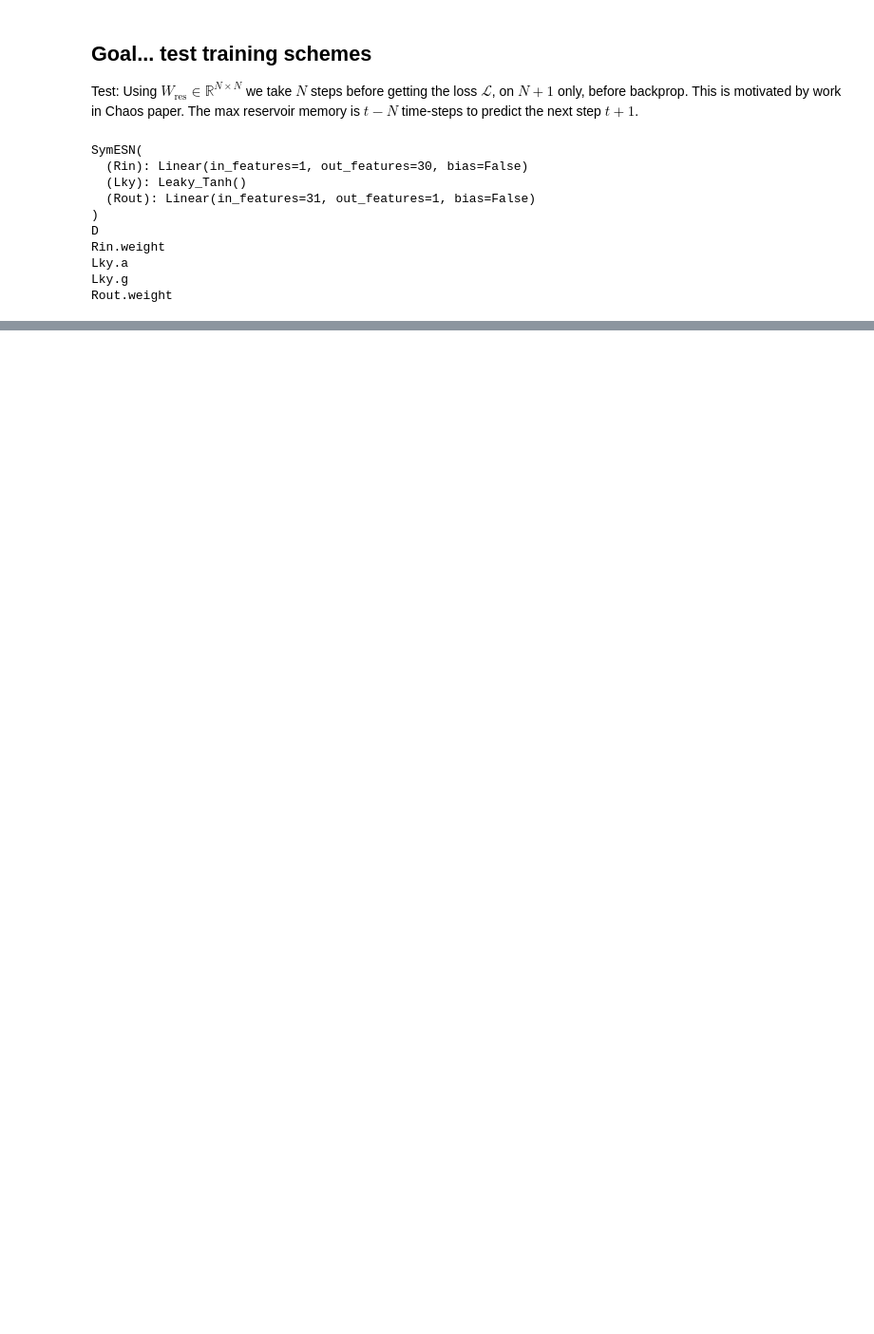
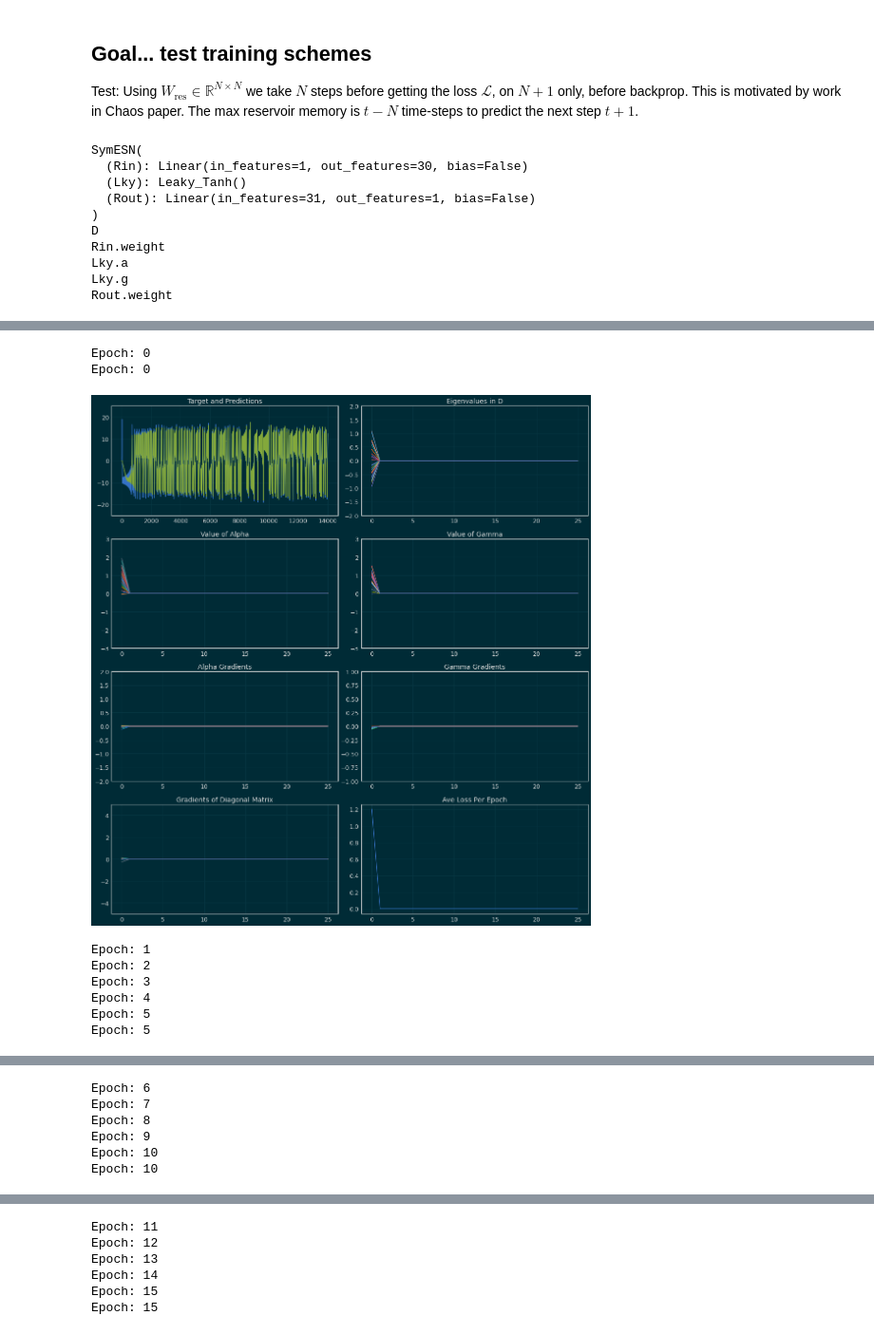
Before and after one commit to BrianWhiteaker/exESN, a Jupyter notebook: autodiff_GPU_test3.ipynb, the cells around one changed output, grey strips where cells are left out. Shown at 95% size. Saved outputs shown, nothing was run; the diff lists cells and outputs as text; code cells hidden in the pictures; blank space fills up the shorter version.

```diff
--- a/autodiff_GPU_test3.ipynb
+++ b/autodiff_GPU_test3.ipynb
@@ -142,18 +142,20 @@ signal = torch.tensor(states[:TRAIN,0]-muX, device=DEV).float()
 criterion = nn.MSELoss()
 optimizer = optim.Adam(esn.parameters(),lr=.001)
 # %%
-EPOCHS = 400
+EPOCHS = 26
 alphas = np.zeros((EPOCHS,N))
 gammas = np.zeros((EPOCHS,N))
 Agrad = np.zeros((EPOCHS,N))
 Ggrad = np.zeros((EPOCHS,N))
 SRgrad = np.zeros((EPOCHS,N))
 eigs = np.zeros((EPOCHS,N))
+epoch_loss = np.zeros(EPOCHS)
 torch.autograd.set_detect_anomaly(True)
 for ep in range(EPOCHS):
     print(f'Epoch: {ep}')
     preds = np.zeros(TRAIN)
     xt = esn.packState().cuda(DEV)
+    running_loss = 0.
     loss = 0.
     for i in range(TRAIN-N):
         y = signal[i+N].view(1,1)
@@ -164,6 +166,7 @@ for ep in range(EPOCHS):
             xt = xt1  # Feedback state
         loss = criterion(yhat,y)  # Backprop from last pred only
         preds[i+N] = yhat.detach().cpu().numpy()[0,0] # Preds should start at N going to TRAIN
+        running_loss += loss.item()
         loss.backward(retain_graph=False)
         Agrad[ep] = esn.Lky.a.grad[0,:].cpu().detach().numpy()
         Ggrad[ep] = esn.Lky.g.grad[0,:].cpu().detach().numpy()
@@ -173,58 +176,74 @@ for ep in range(EPOCHS):
     eigs[ep] = esn.D.data[:].cpu().detach().numpy()   # Value of D
     alphas[ep] = esn.Lky.a.data[:].cpu().detach().numpy()
     gammas[ep] = esn.Lky.g.data[:].cpu().detach().numpy()
-
-    if(ep%10==0):
+    epoch_loss[ep] = running_loss/(TRAIN-N)
+    if(ep%5==0):
         print(f'Epoch: {ep}')
         target = signal.detach().cpu().numpy()
-        plt.figure(figsize=(15,12))
-
-        ax1 = plt.subplot(321)
+        plt.figure(figsize=(15,16))
+        ax1 = plt.subplot(421)
         ax1.set_title('Target and Predictions')
         ax1.plot(target, label='tar')
         ax1.plot(preds, label='pred')
         ax1.set_ylim(-25,25)
-        ax1.legend(loc='upper right')
+        #ax1.legend(loc='upper right')
 
-        ax2 = plt.subplot(322)
+        ax2 = plt.subplot(422)
         ax2.set_title('Eigenvalues in D')
         for i in range(eigs.shape[1]):
             ax2.plot(eigs[:,i],label=f'eig{i}')
+        ax2.set_ylim(-2,2)
         #ax.legend(loc='upper right')
 
-        ax3 = plt.subplot(323)
+        ax3 = plt.subplot(423)
         ax3.set_title('Value of Alpha')
         for i in range(alphas.shape[1]):
             ax3.plot(alphas[:,i], label=f'alpha{i}')
+        ax3.set_ylim(-3,3)
         #ax3.legend(loc='upper right',ncol=2)
 
-        ax4 = plt.subplot(324)
+        ax4 = plt.subplot(424)
+        ax4.set_title('Value of Gamma')
         for i in range(gammas.shape[1]):
             ax4.plot(gammas [:,i], label=f'gamma{i}')
+        ax4.set_ylim(-3,3)
         #ax4.legend(loc='upper right',ncol=2)
 
-        ax5 = plt.subplot(325)
+        ax5 = plt.subplot(425)
         ax5.set_title('Alpha Gradients')
         for i in range(Agrad.shape[1]):
             ax5.plot(Agrad[:,i], label=f'A{i}')
-        ax5.set_ylim(-5,5)
+        ax5.set_ylim(-2,2)
         #ax5.legend(loc='upper right')
 
-        ax6 = plt.subplot(326)
+        ax6 = plt.subplot(426)
         ax6.set_title('Gamma Gradients')
         for i in range(Ggrad.shape[1]):
             ax6.plot(Ggrad[:,i], label=f'G{i}')
-        ax6.set_ylim(-5,5)
-        #ax6.legend(loc='upper right')
+        ax6.set_ylim(-1,1)
+        #ax4.legend(loc='upper right')
+
+
+        ax7 = plt.subplot(427)
+        ax7.set_title('Gradients of Diagonal Matrix')
+        for i in range(SRgrad.shape[1]):
+            ax7.plot(SRgrad[:,i], label=f'SR{i}')
+        ax7.set_ylim(-5,5)
+        #plt.legend(loc='upper right')
+
+        ax8 = plt.subplot(428)
+        ax8.set_title('Ave Loss Per Epoch')
+        ax8.plot(epoch_loss, label=f'ave loss')
         plt.tight_layout()
         plt.show()
         plt.close()
-
-        plt.figure(figsize=(10,4))
-        plt.title('Gradients Diagonal Matrix')
-        for i in range(SRgrad.shape[1]):
-            plt.plot(SRgrad[:,i], label=f'SR{i}')
-        plt.ylim(-5,5)
-        #plt.legend(loc='upper right')
-        plt.show()
-        plt.close()
+# %% [output]
+Epoch: 0
+Epoch: 0
+[figure, added]
+Epoch: 1
+Epoch: 2
+Epoch: 3
+Epoch: 4
+Epoch: 5
+Epoch: 5
@@ -230,0 +251,6 @@ for ep in range(EPOCHS):
+Epoch: 6
+Epoch: 7
+Epoch: 8
+Epoch: 9
+Epoch: 10
+Epoch: 10
@@ -230,0 +258,6 @@ for ep in range(EPOCHS):
+Epoch: 11
+Epoch: 12
+Epoch: 13
+Epoch: 14
+Epoch: 15
+Epoch: 15
```
Also changed, not shown: parts of 4 cells of this notebook, 9 other files.
